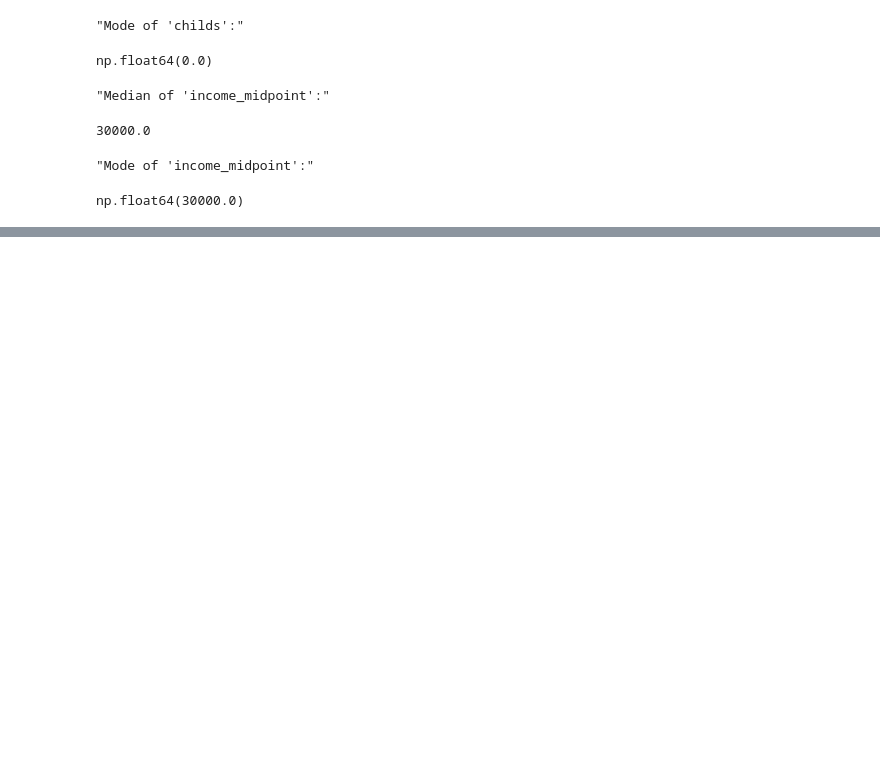
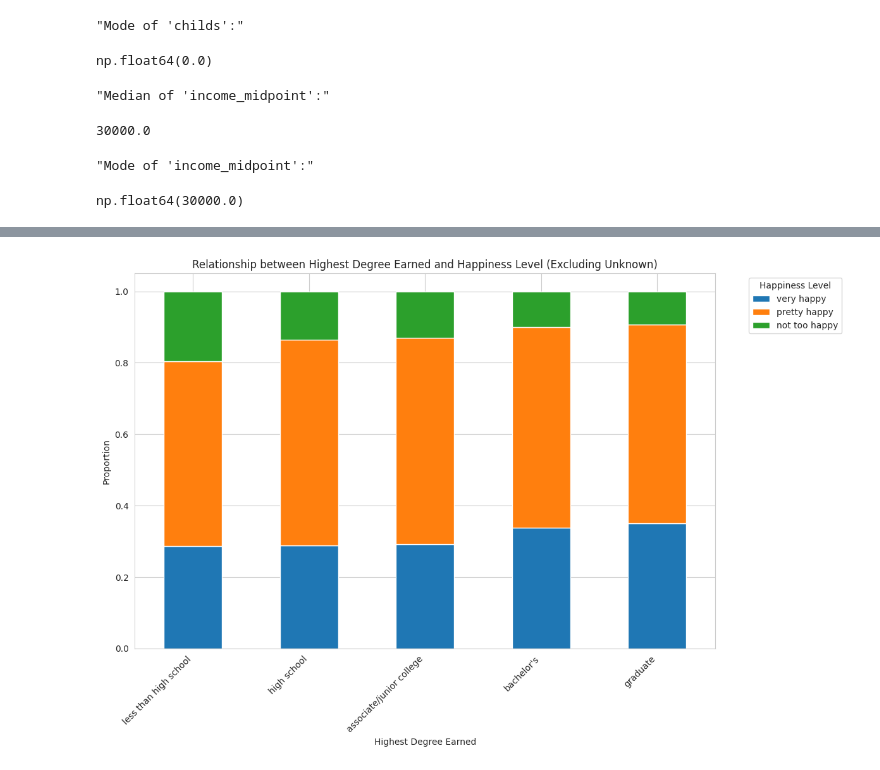
Before and after one commit to henry5250/lab_eda, a Jupyter notebook: lab_notebook.ipynb, the cells around one changed output, grey strips where cells are left out. Saved outputs shown, nothing was run; the diff lists cells and outputs as text; code cells hidden in the pictures; blank space fills up the shorter version.

```diff
--- a/lab_notebook.ipynb
+++ b/lab_notebook.ipynb
@@ -336,3 +423,39 @@ plt.show()
+# %%
+import matplotlib.pyplot as plt
+import seaborn as sns
+import pandas as pd
+
+# Filter out 'Unknown' values from 'degree' and 'happy'
+filtered_df_edu_happy = gss_df[(gss_df['degree'] != 'Unknown') & (gss_df['happy'] != 'Unknown')].copy()
+
+# Define the desired order for the 'degree' categories
+degree_order = ['less than high school', 'high school', 'associate/junior college', "bachelor's", 'graduate']
+
+# Convert 'degree' to a categorical type with the specified order
+filtered_df_edu_happy['degree'] = pd.Categorical(filtered_df_edu_happy['degree'], categories=degree_order, ordered=True)
+
+# Define the desired order for 'happy' categories
+happy_order = ['very happy', 'pretty happy', 'not too happy']
+
+# Convert 'happy' to a categorical type with the specified order
+filtered_df_edu_happy['happy'] = pd.Categorical(filtered_df_edu_happy['happy'], categories=happy_order, ordered=True)
+
+
+# Calculate the proportion of happy for each degree
+degree_happy = filtered_df_edu_happy.groupby(['degree', 'happy'], observed=True).size().unstack(fill_value=0)
+degree_happy = degree_happy.apply(lambda x: x / x.sum(), axis=1) # Normalize to show proportions
+
+# Create a stacked bar plot
+degree_happy.plot(kind='bar', stacked=True, figsize=(12, 8))
+plt.title('Relationship between Highest Degree Earned and Happiness Level (Excluding Unknown)')
+plt.xlabel('Highest Degree Earned')
+plt.ylabel('Proportion')
+plt.xticks(rotation=45, ha='right')
+plt.legend(title='Happiness Level', bbox_to_anchor=(1.05, 1), loc='upper left')
+plt.tight_layout()
+plt.show()
+# %% [output]
+[figure, added]
 # %% [markdown]
 ## Findings:
 
```
Also changed, not shown: parts of 2 cells of this notebook.
